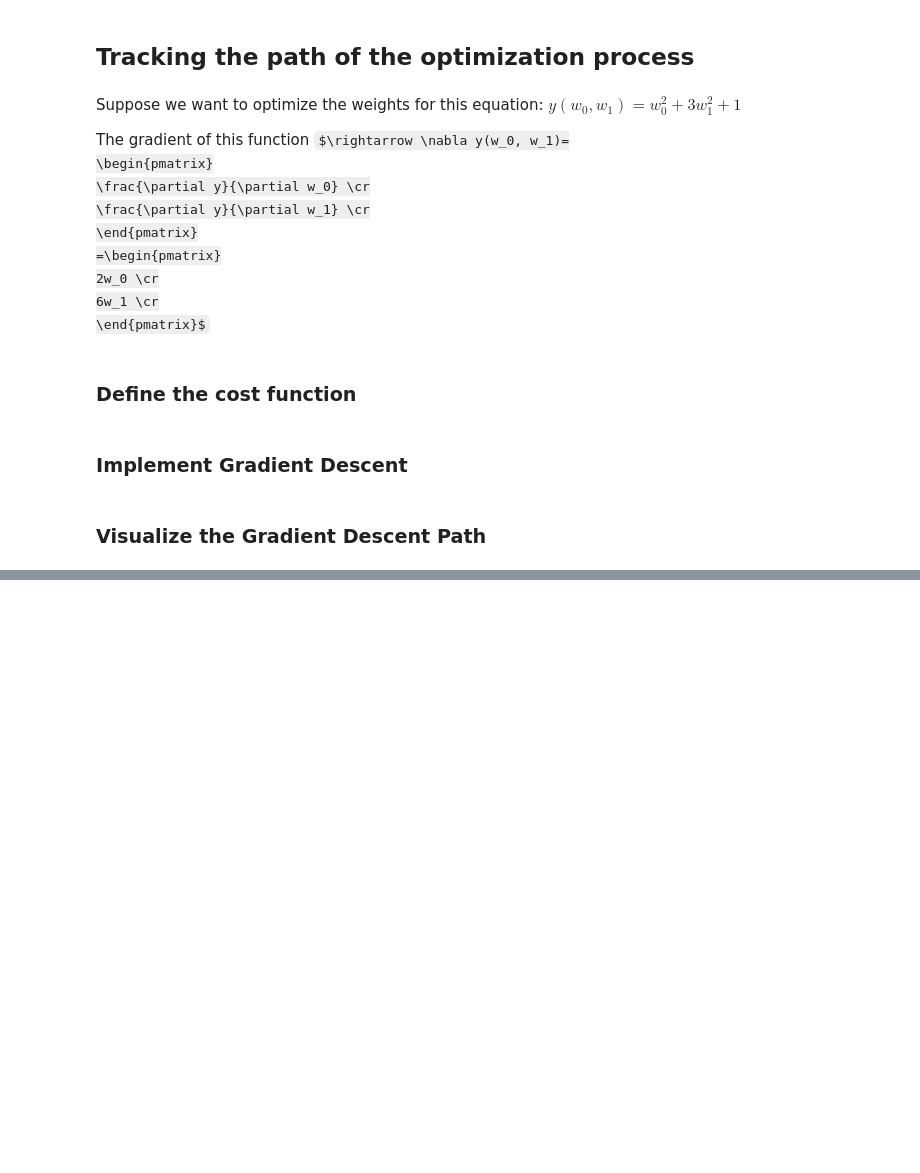
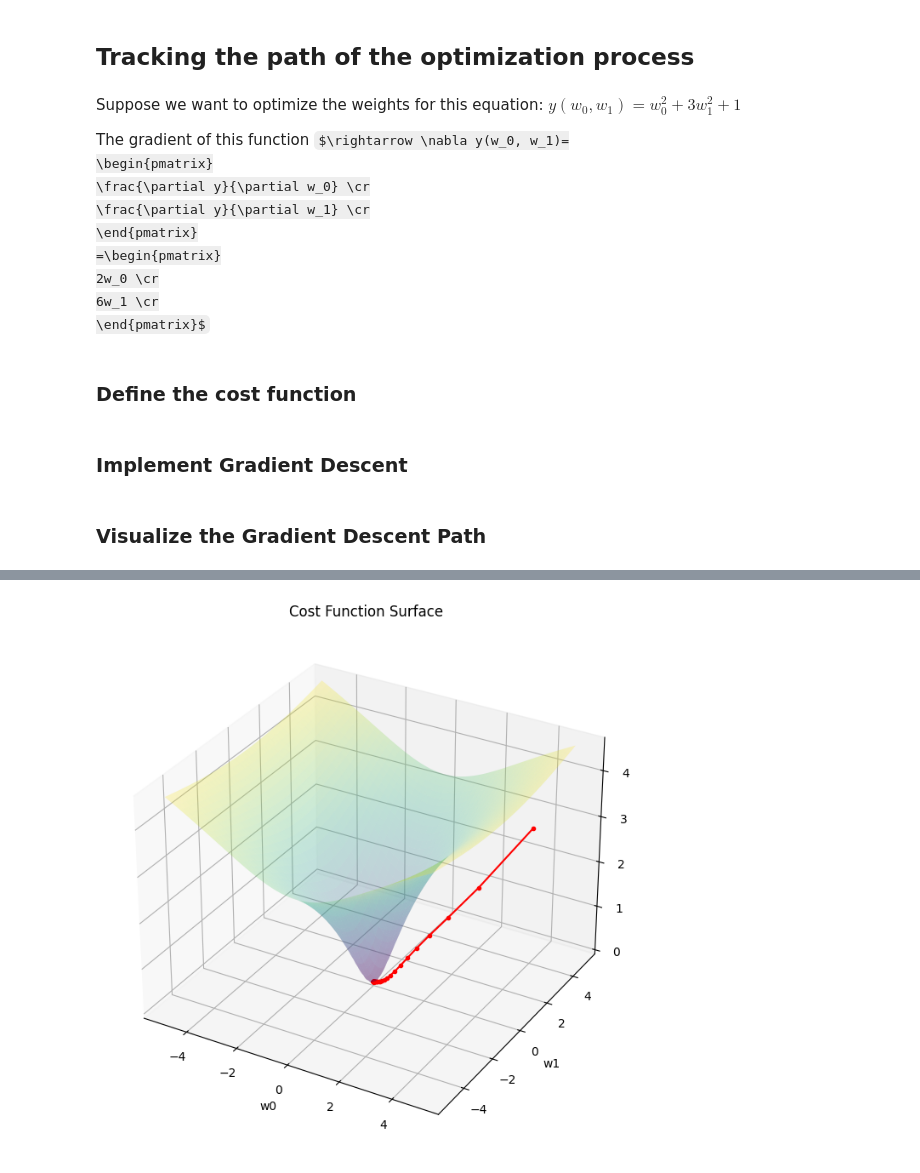
Before and after one commit to AblRhi/ML-Roadmap, a Jupyter notebook: 01_Regression/Gradient_Descent.ipynb, the cells around one changed output, grey strips where cells are left out. Drawn from its saved outputs; the diff is of its cells as text; code cells hidden in the pictures; some formulas as TeX source; blank space fills up the shorter version.

```diff
--- a/01_Regression/Gradient_Descent.ipynb
+++ b/01_Regression/Gradient_Descent.ipynb
@@ -183,0 +188,19 @@ plt.show()
+# %%
+from mpl_toolkits.mplot3d import Axes3D
+
+fig = plt.figure(figsize=(10, 8))
+ax = fig.add_subplot(111, projection='3d')
+ax.plot_surface(W0, W1, y_log.T, cmap='viridis', alpha=0.25) # changed alpha to blur the surface
+ax.set_xlabel('w0')
+ax.set_ylabel('w1')
+ax.set_zlabel('(y(w))')
+plt.title("Cost Function Surface")
+
+w0_history = path_y[:, 0]
+w1_history = path_y[:, 1]
+cost_history_log = np.log(cost_history)
+ax.plot(w0_history[:iters], w1_history[:iters], cost_history_log, marker='o', color='r', label='GD Path', markersize=3)
+
+plt.show()
+# %% [output]
+[figure, added]
```
Also changed, not shown: parts of 6 cells of this notebook.
